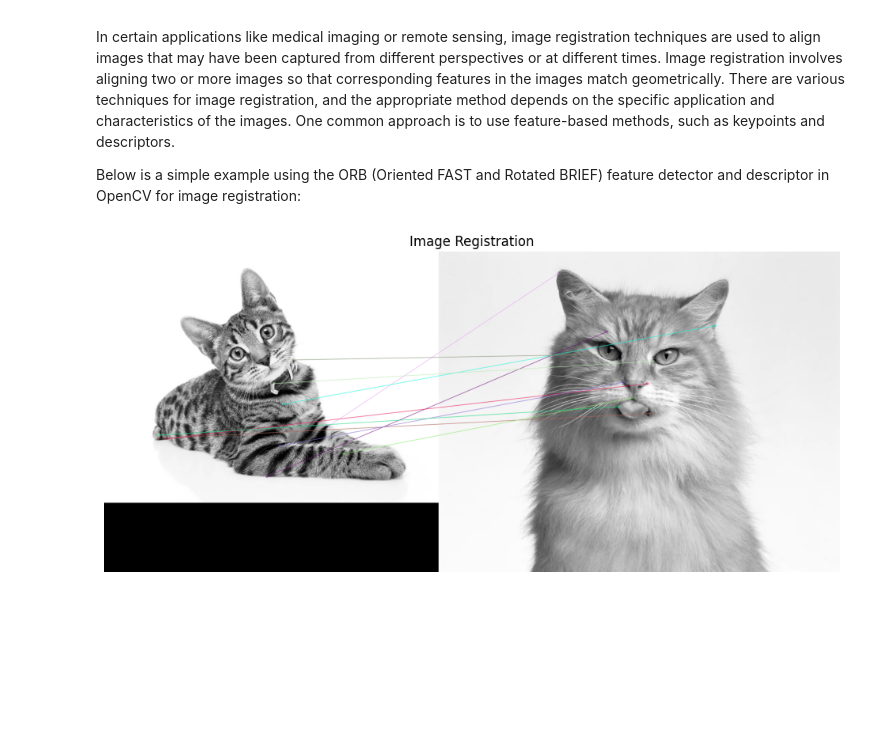
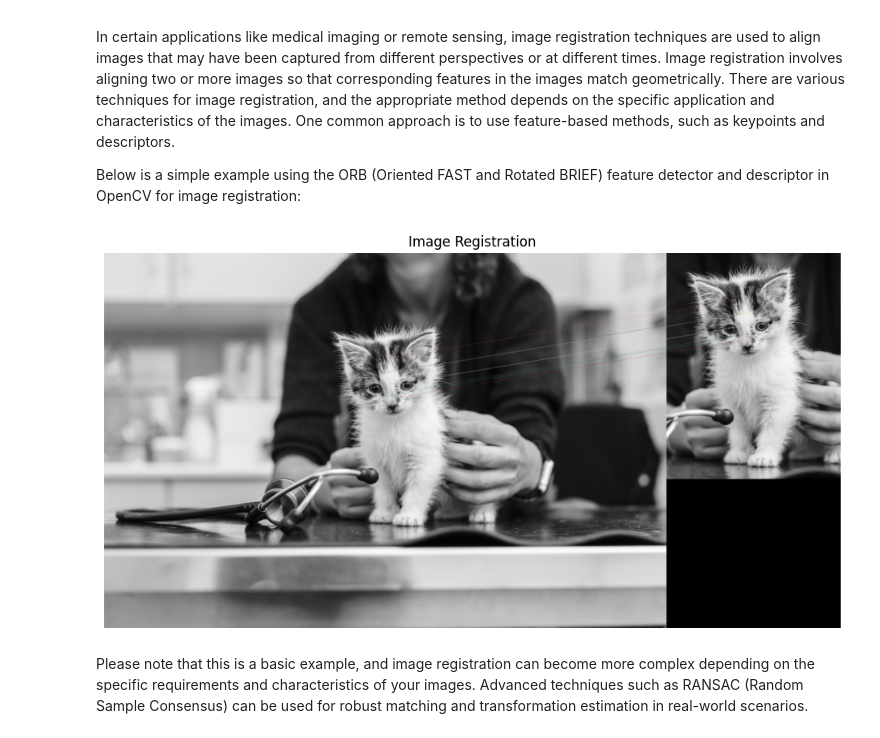
Before and after one commit to e-tsoni/adding_two_images, a Jupyter notebook: adding_two_images.ipynb, the cells around one changed output. Saved outputs shown, nothing was run; the diff lists cells and outputs as text; code cells hidden in the pictures; blank space fills up the shorter version.

Commit message:
image registration finished

```diff
--- a/adding_two_images.ipynb
+++ b/adding_two_images.ipynb
@@ -339,8 +339,10 @@ def register_images(image1_path, image2_path):
 # %%
 "imgs/dif_size/image1.jpg"
 # Example usage
-image1_path = "imgs/dif_size/image1.jpg"
-image2_path = "imgs/dif_size/image2.jpg"
+image1_path = "imgs/dif_size/register_images/image1.jpg"
+image2_path = "imgs/dif_size/register_images/image2.jpg"
 register_images(image1_path, image2_path)
 # %% [output]
-[figure, old version]
+[figure, new version]
+# %% [markdown]
+Please note that this is a basic example, and image registration can become more complex depending on the specific requirements and characteristics of your images. Advanced techniques such as RANSAC (Random Sample Consensus) can be used for robust matching and transformation estimation in real-world scenarios.
```
Also changed, not shown: 2 other files.
